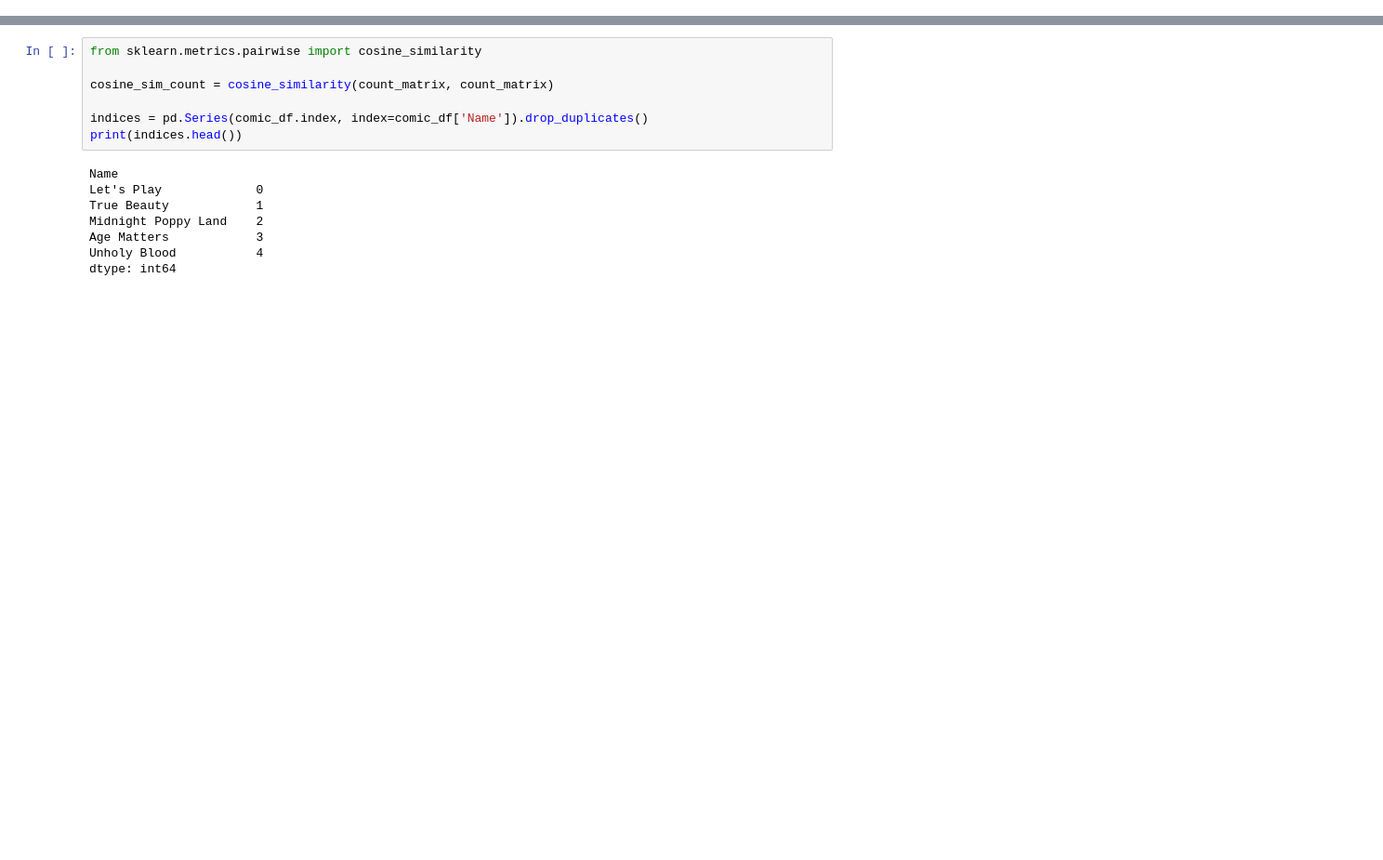
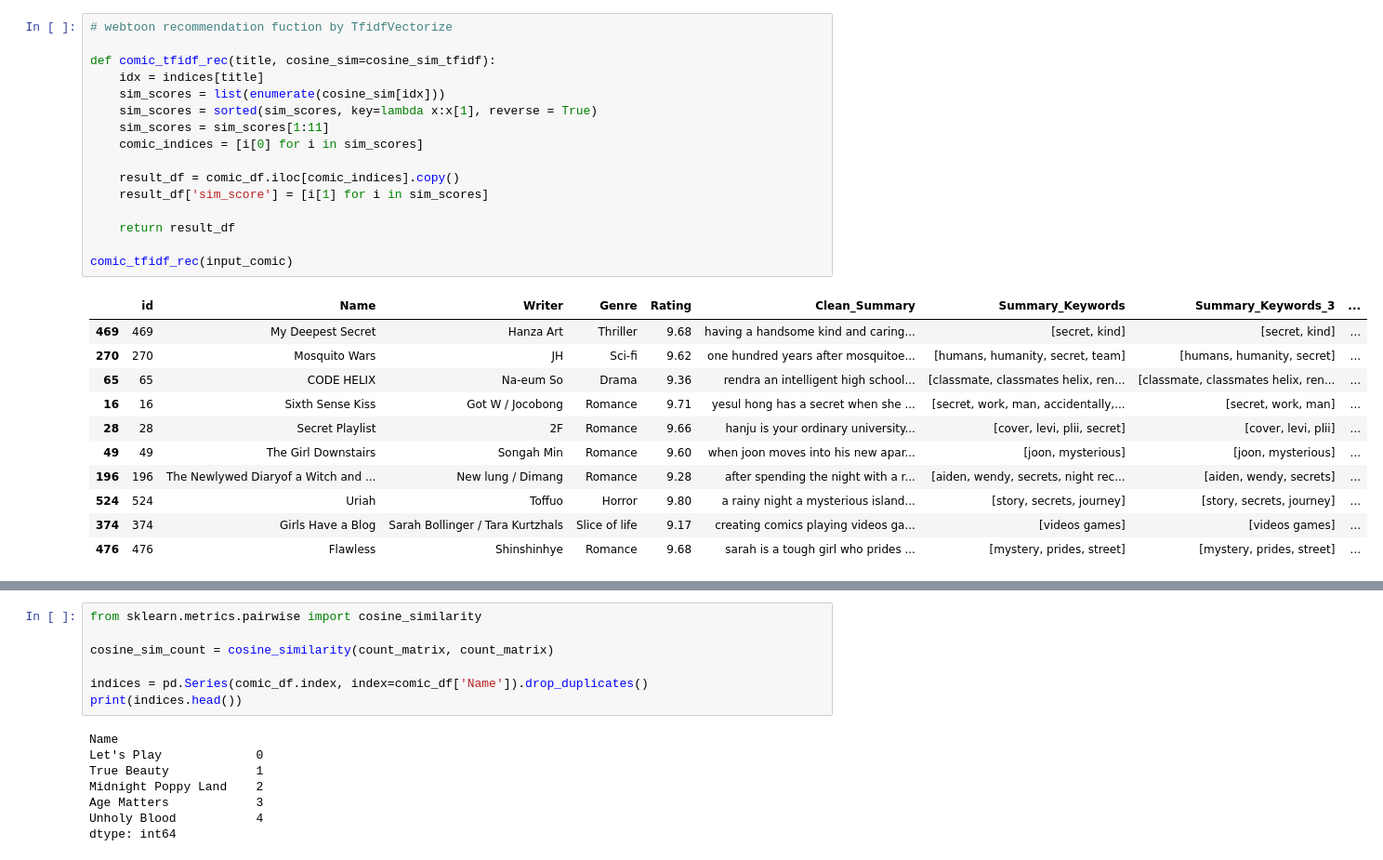
Before and after one commit to seungyeon38/Webtoon_recommendation_system, a Jupyter notebook: CountVectorize + TFIDFVectorize.ipynb, the cells around one changed output, grey strips where cells are left out. Shown at 93% size. Drawn from its saved outputs; the diff is of its cells as text; blank space fills up the shorter version.

```diff
--- a/CountVectorize + TFIDFVectorize.ipynb
+++ b/CountVectorize + TFIDFVectorize.ipynb
@@ -377,0 +285,28 @@ See the caveats in the documentation: https://pandas.pydata.org/pandas-docs/stab
+# %%
+# webtoon recommendation fuction by TfidfVectorize
+
+def comic_tfidf_rec(title, cosine_sim=cosine_sim_tfidf):
+    idx = indices[title]
+    sim_scores = list(enumerate(cosine_sim[idx]))
+    sim_scores = sorted(sim_scores, key=lambda x:x[1], reverse = True)
+    sim_scores = sim_scores[1:11]
+    comic_indices = [i[0] for i in sim_scores]
+
+    result_df = comic_df.iloc[comic_indices].copy()
+    result_df['sim_score'] = [i[1] for i in sim_scores]
+
+    return result_df
+
+comic_tfidf_rec(input_comic)
+# %% [output]
+|  | id | Name | Writer | Genre | Rating | Clean_Summary | Summary_Keywords | Summary_Keywords_3 | ... |
+| 469 | 469 | My Deepest Secret | Hanza Art | Thriller | 9.68 | having a handsome kind and caring... | [secret, kind] | [secret, kind] | ... |
+| 270 | 270 | Mosquito Wars | JH | Sci-fi | 9.62 | one hundred years after mosquitoe... | [humans, humanity, secret, team] | [humans, humanity, secret] | ... |
+| 65 | 65 | CODE HELIX | Na-eum So | Drama | 9.36 | rendra an intelligent high school... | [classmate, classmates helix, ren... | [classmate, classmates helix, ren... | ... |
+| 16 | 16 | Sixth Sense Kiss | Got W / Jocobong | Romance | 9.71 | yesul hong has a secret when she ... | [secret, work, man, accidentally,... | [secret, work, man] | ... |
+| 28 | 28 | Secret Playlist | 2F | Romance | 9.66 | hanju is your ordinary university... | [cover, levi, plii, secret] | [cover, levi, plii] | ... |
+| 49 | 49 | The Girl Downstairs | Songah Min | Romance | 9.60 | when joon moves into his new apar... | [joon, mysterious] | [joon, mysterious] | ... |
+| 196 | 196 | The Newlywed Diaryof a Witch and ... | New lung / Dimang | Romance | 9.28 | after spending the night with a r... | [aiden, wendy, secrets, night rec... | [aiden, wendy, secrets] | ... |
+| 524 | 524 | Uriah | Toffuo | Horror | 9.80 | a rainy night a mysterious island... | [story, secrets, journey] | [story, secrets, journey] | ... |
+| 374 | 374 | Girls Have a Blog | Sarah Bollinger / Tara Kurtzhals | Slice of life | 9.17 | creating comics playing videos ga... | [videos games] | [videos games] | ... |
+| 476 | 476 | Flawless | Shinshinhye | Romance | 9.68 | sarah is a tough girl who prides ... | [mystery, prides, street] | [mystery, prides, street] | ... |
```
Also changed, not shown: parts of 48 cells of this notebook.
